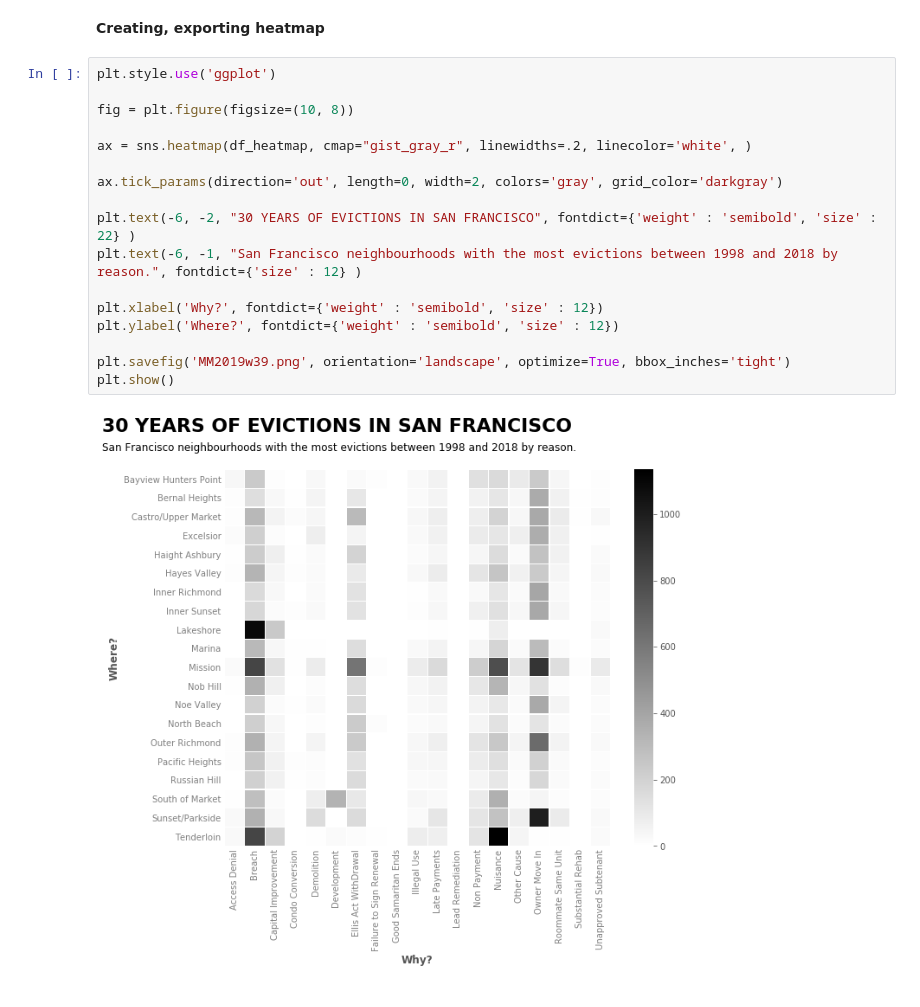
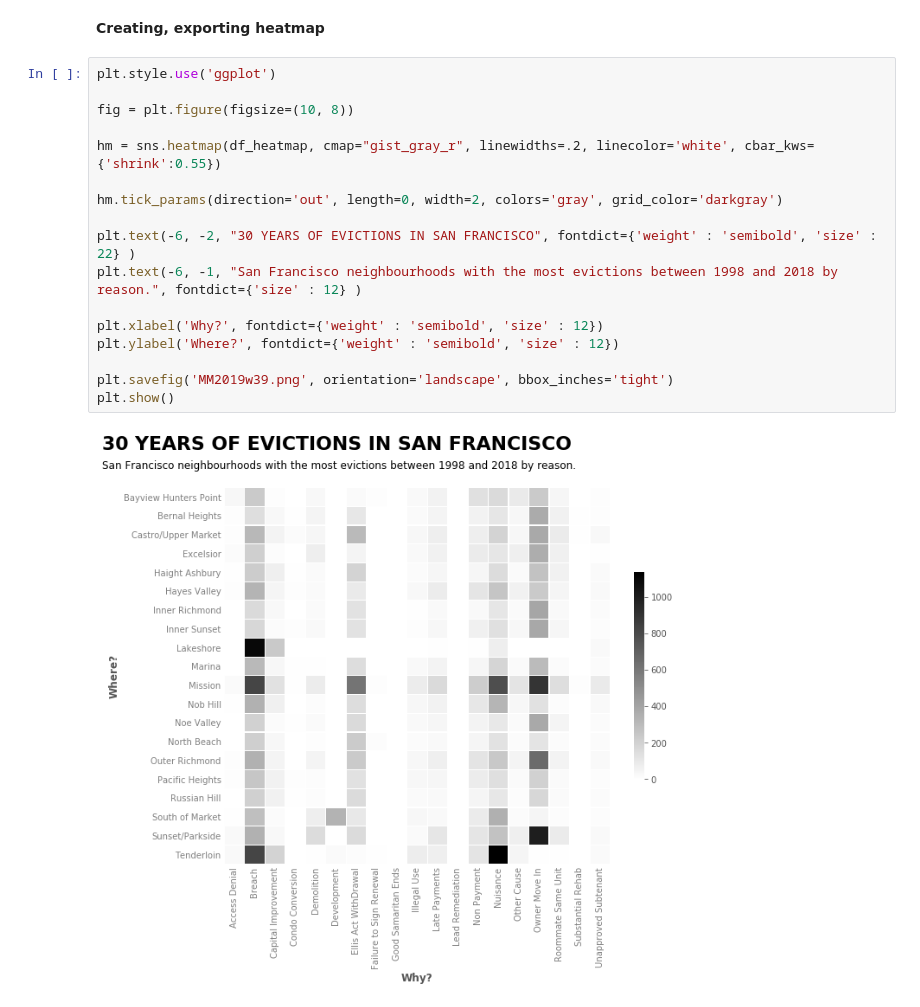
Before and after one commit to EvelinaJ/makeover_monday, a Jupyter notebook: MM2019w39 - Evictions in San Francisco.ipynb, the cells around one changed output. Drawn from its saved outputs; the diff is of its cells as text.

```diff
--- a/MM2019w39 - Evictions in San Francisco.ipynb
+++ b/MM2019w39 - Evictions in San Francisco.ipynb
@@ -154,19 +154,19 @@ df_heatmap.head()
 # %%
 plt.style.use('ggplot')
 
 fig = plt.figure(figsize=(10, 8))
 
-ax = sns.heatmap(df_heatmap, cmap="gist_gray_r", linewidths=.2, linecolor='white', )
+hm = sns.heatmap(df_heatmap, cmap="gist_gray_r", linewidths=.2, linecolor='white', cbar_kws={'shrink':0.55})
 
-ax.tick_params(direction='out', length=0, width=2, colors='gray', grid_color='darkgray')
+hm.tick_params(direction='out', length=0, width=2, colors='gray', grid_color='darkgray')
 
 plt.text(-6, -2, "30 YEARS OF EVICTIONS IN SAN FRANCISCO", fontdict={'weight' : 'semibold', 'size' : 22} )
 plt.text(-6, -1, "San Francisco neighbourhoods with the most evictions between 1998 and 2018 by reason.", fontdict={'size' : 12} )
 
 plt.xlabel('Why?', fontdict={'weight' : 'semibold', 'size' : 12})
 plt.ylabel('Where?', fontdict={'weight' : 'semibold', 'size' : 12})
 
-plt.savefig('MM2019w39.png', orientation='landscape', optimize=True, bbox_inches='tight')
+plt.savefig('MM2019w39.png', orientation='landscape', bbox_inches='tight')
 plt.show()
 # %% [output]
-[figure, old version]
+[figure, new version]
```
Also changed, not shown: parts of 1 cell of this notebook.
